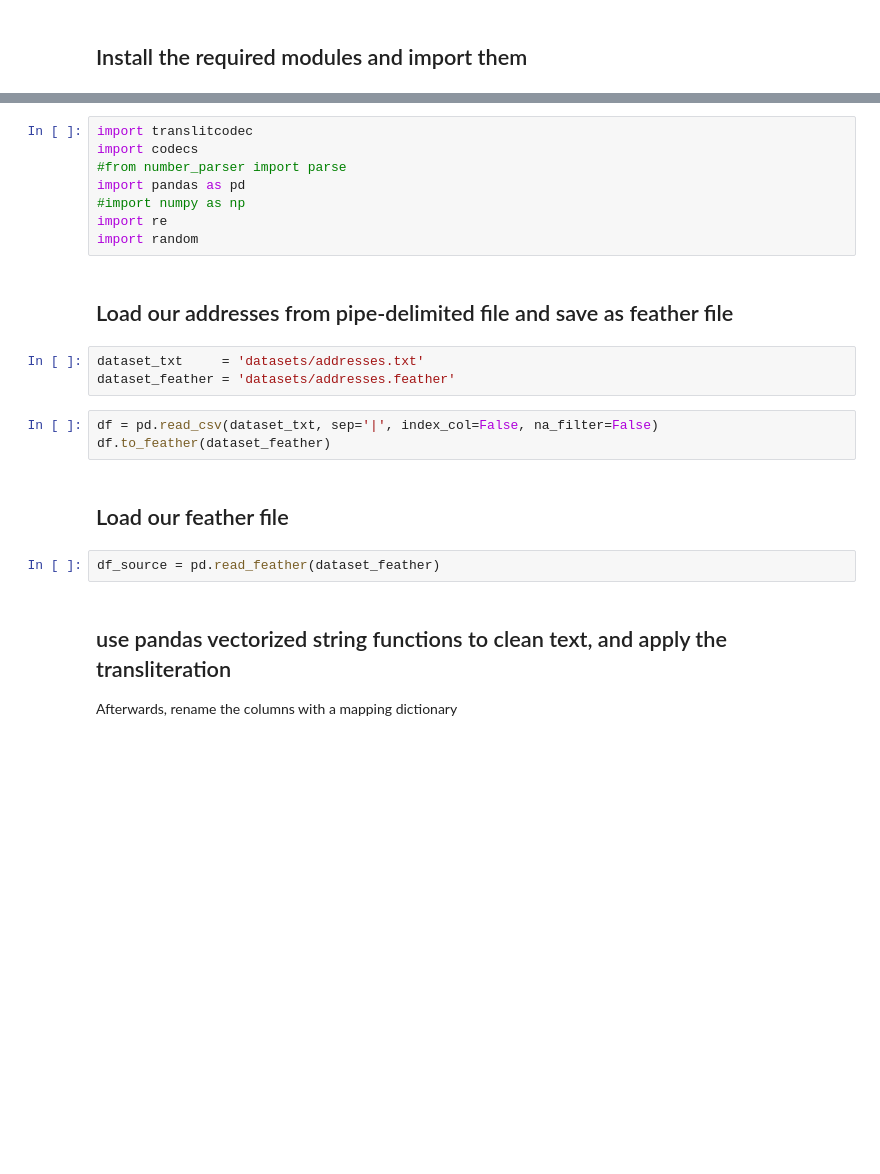
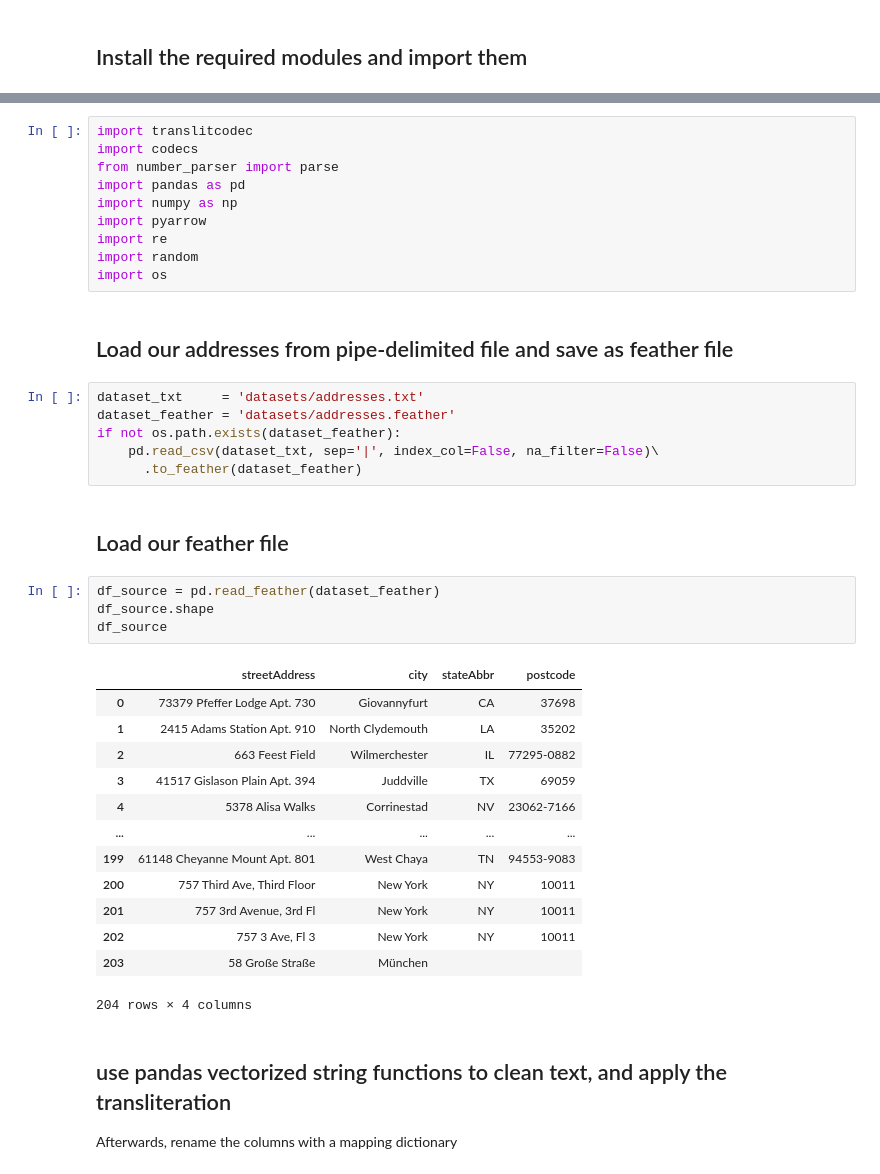
Before and after one commit to BRIGMAR/AddressNormalization, a Jupyter notebook: AddressNormalization.ipynb, the cells around one changed output, grey strips where cells are left out. Cells and saved outputs as stored; diff of their text form; blank space fills up the shorter version.

```diff
--- a/AddressNormalization.ipynb
+++ b/AddressNormalization.ipynb
@@ -11,23 +39,41 @@
 # %%
 import translitcodec
 import codecs
-#from number_parser import parse
+from number_parser import parse
 import pandas as pd
-#import numpy as np
+import numpy as np
+import pyarrow
 import re
 import random
+import os
 # %% [markdown]
 ## Load our addresses from pipe-delimited file and save as feather file
 # %%
 dataset_txt     = 'datasets/addresses.txt'
 dataset_feather = 'datasets/addresses.feather'
+if not os.path.exists(dataset_feather):
+    pd.read_csv(dataset_txt, sep='|', index_col=False, na_filter=False)\
+      .to_feather(dataset_feather)
-# %%
-df = pd.read_csv(dataset_txt, sep='|', index_col=False, na_filter=False)
-df.to_feather(dataset_feather)
 # %% [markdown]
 ## Load our feather file
 # %%
 df_source = pd.read_feather(dataset_feather)
+df_source.shape
+df_source
+# %% [output]
+|  | streetAddress | city | stateAbbr | postcode |
+| 0 | 73379 Pfeffer Lodge Apt. 730 | Giovannyfurt | CA | 37698 |
+| 1 | 2415 Adams Station Apt. 910 | North Clydemouth | LA | 35202 |
+| 2 | 663 Feest Field | Wilmerchester | IL | 77295-0882 |
+| 3 | 41517 Gislason Plain Apt. 394 | Juddville | TX | 69059 |
+| 4 | 5378 Alisa Walks | Corrinestad | NV | 23062-7166 |
+| ... | ... | ... | ... | ... |
+| 199 | 61148 Cheyanne Mount Apt. 801 | West Chaya | TN | 94553-9083 |
+| 200 | 757 Third Ave, Third Floor | New York | NY | 10011 |
+| 201 | 757 3rd Avenue, 3rd Fl | New York | NY | 10011 |
+| 202 | 757 3 Ave, Fl 3 | New York | NY | 10011 |
+| 203 | 58 Große Straße | München |  |  |
+204 rows × 4 columns
 # %% [markdown]
 ## use pandas vectorized string functions to clean text, and apply the transliteration
 Afterwards, rename the columns with a mapping dictionary
```
Also changed, not shown: parts of 10 cells of this notebook.
